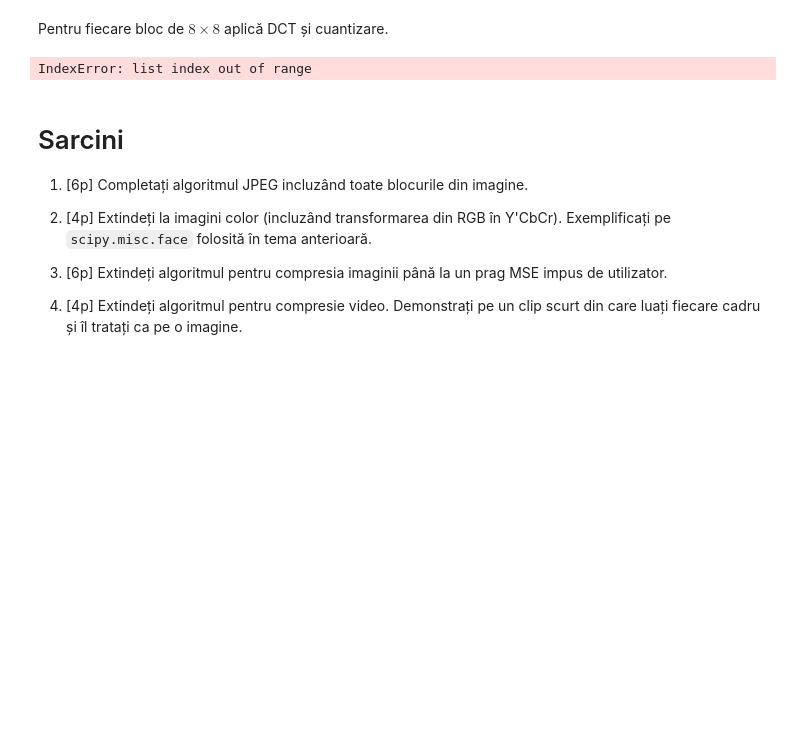
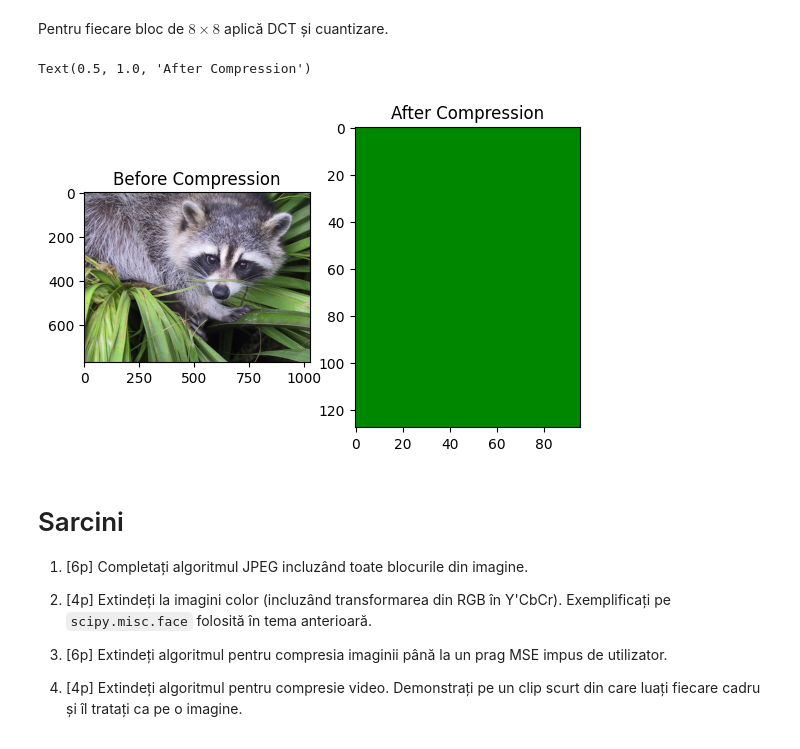
Before and after one commit to annemarie04/ProcesareaSemnalelor, a Jupyter notebook: CompresiaJPEG/compresiaJPEG.ipynb, the cells around one changed output. Saved outputs shown, nothing was run; the diff lists cells and outputs as text; code cells hidden in the pictures; blank space fills up the shorter version.

Commit message:
encode decode jpeg fix

```diff
--- a/CompresiaJPEG/compresiaJPEG.ipynb
+++ b/CompresiaJPEG/compresiaJPEG.ipynb
@@ -250,13 +242,18 @@ def reverse_intermediate_symbol_sequence(symbSeq):
 # Calculate MSE
 def calcMSE(oldImg, newImg):
     return np.mean((oldImg - newImg) ** 2)
+# %%
+def elimHighFreq(img, comp_f):
+    for i in range(8):
+        for j in range(8):
+            if i + j >= 15 - comp_f:
+                img[i, j] = 0
+    return img
 # %% [markdown]
 Pentru fiecare bloc de $8\times 8$ aplică DCT și cuantizare.
 # %%
-
-
 # JPEG Compression for an image
-def encodeJPEG(imgRgb):
+def encodeJPEG(imgRgb, comp_f):
     shape0, shape1 = img.shape[0], img.shape[1]
 
     # RGB to Ycbcr
@@ -277,6 +274,9 @@ def encodeJPEG(imgRgb):
                 # Quantization
                 quantized_y = quantization(dctn_y)
 
+                # Eliminate High Frequencies
+                quantized_y = elimHighFreq(quantized_y, comp_f)
+
                 # Zig Zag
                 zigZag_y = zigZag(quantized_y)
 
@@ -284,45 +284,48 @@ def encodeJPEG(imgRgb):
                 iss_y = intermediate_symbol_sequence(zigZag_y)
 
                 # Rebuild Image
-                y_jpeg[i // 8][j // 8][ch_idx] = iss_y
+                y_jpeg[ch_idx][i // 8][j // 8] = iss_y
 
     return np.array(y_jpeg, dtype=object)
 # %%
 def decodeJPEG(img):
+    shape0, shape1, shape2 = img.shape[0], img.shape[1], img.shape[2]
+    y_orig = np.zeros((shape2, shape1, shape0), dtype=np.uint8)
 
-    y_orig = np.zeros(img.shape[0], img.shape[1], img.shape[2], dtype=np.uint8)
+    for ch_idx in range(shape2):
+        for i in range(0, shape0 // 8, 8):
+            for j in range(0, shape1 // 8, 8):
 
-    for ch_idx in range(img.shape[2]):
-        for i in range(0, img.shape[0] // 8, 8):
-            for j in range(0, img.shape[1] // 8, 8):
                 # Get ZigZag from Intermediate Symbol Sequence
-                zigZag_y = reverse_intermediate_symbol_sequence(img[i, j, ch_idx].symbSeq)
-
+                zigZag_y = reverse_intermediate_symbol_sequence(img[i, j, ch_idx])
+                print(zigZag_y)
                 # Get Block from ZigZag
                 block_y = reverse_zigZag(zigZag_y)
 
                 # Reverse Quantization
-                y = reverseQuantization(block_y)
+                quantized_y = reverseQuantization(block_y)
 
                 # 2D-DCT Transformation
-                y = idctnTransf(y)
+                y = idctnTransf(quantized_y)
 
                 # Rebuild Image
                 y_orig[i * 8 : (i + 1) * 8, j * 8 : (j + 1) * 8, ch_idx] = y
 
     # YCbCr to RGB
-    imgRgb = ycbcr_to_rgb(y_orig)
+    # print(img)
+    imgRgb = ycbcr_to_rgb(np.array(y_orig))
     return imgRgb
 # %%
 # Test
 img = misc.face()
-encodedImg = encodeJPEG(img)
+encodedImg = encodeJPEG(img, 0)
 decodedImg = decodeJPEG(encodedImg)
 
 # Plot
 plt.subplot(121).imshow(img)
 plt.title('Before Compression')
 plt.subplot(122).imshow(decodedImg)
 plt.title('After Compression')
 # %% [output]
-IndexError: list index out of range
+Text(0.5, 1.0, 'After Compression')
+[figure, added]
```
Also changed, not shown: parts of 3 cells of this notebook.
